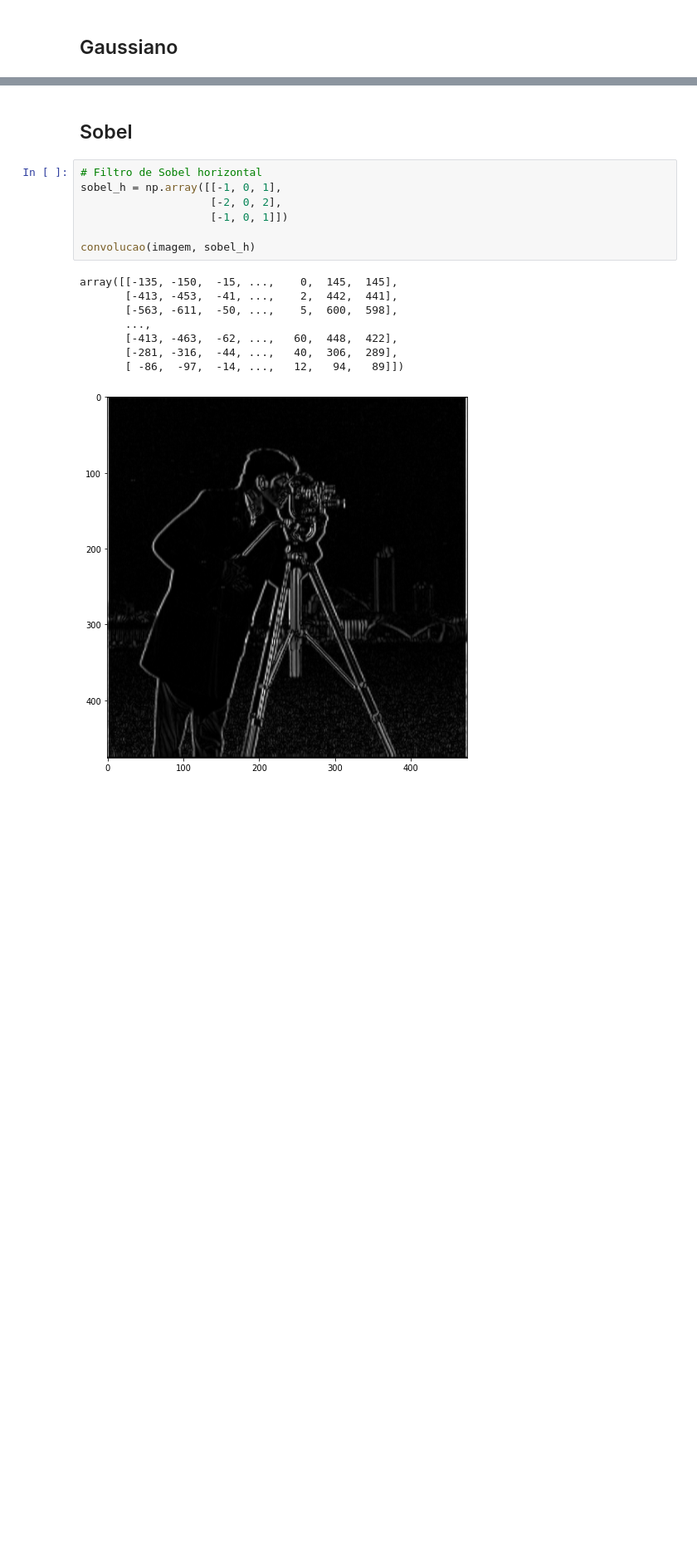
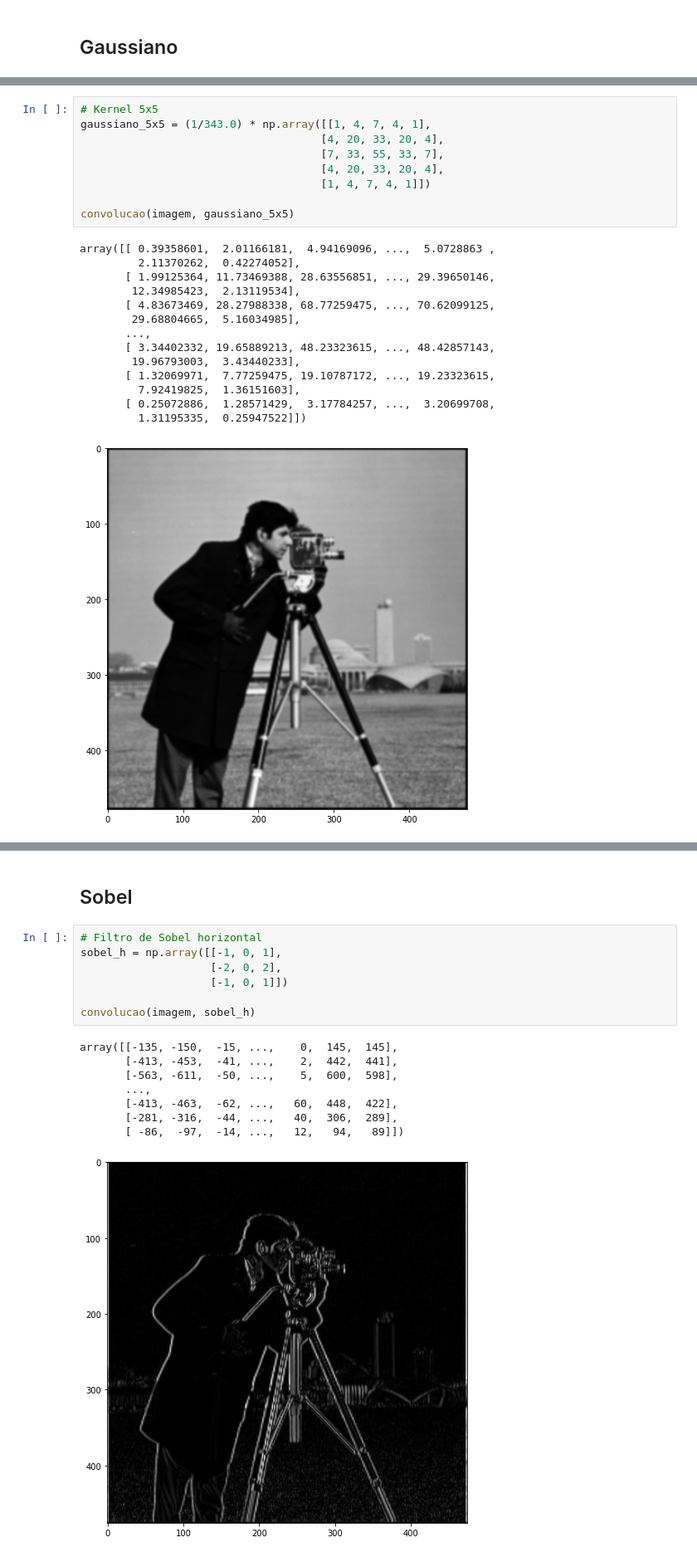
Before and after one commit to fernandaassi/Trabalho_C3, a Jupyter notebook: convolucao.ipynb, the cells around one changed output, grey strips where cells are left out. Shown at 83% size. Cells and saved outputs as stored; diff of their text form; blank space fills up the shorter version.

```diff
--- a/convolucao.ipynb
+++ b/convolucao.ipynb
@@ -75,0 +132,24 @@ array([[  8.4375,  26.25  ,  36.5625, ...,  36.25  ,  27.1875,   9.0625],
+# %%
+# Kernel 5x5
+gaussiano_5x5 = (1/343.0) * np.array([[1, 4, 7, 4, 1],
+                                     [4, 20, 33, 20, 4],
+                                     [7, 33, 55, 33, 7],
+                                     [4, 20, 33, 20, 4],
+                                     [1, 4, 7, 4, 1]])
+
+convolucao(imagem, gaussiano_5x5)
+# %% [output]
+array([[ 0.39358601,  2.01166181,  4.94169096, ...,  5.0728863 ,
+         2.11370262,  0.42274052],
+       [ 1.99125364, 11.73469388, 28.63556851, ..., 29.39650146,
+        12.34985423,  2.13119534],
+       [ 4.83673469, 28.27988338, 68.77259475, ..., 70.62099125,
+        29.68804665,  5.16034985],
+       ...,
+       [ 3.34402332, 19.65889213, 48.23323615, ..., 48.42857143,
+        19.96793003,  3.43440233],
+       [ 1.32069971,  7.77259475, 19.10787172, ..., 19.23323615,
+         7.92419825,  1.36151603],
+       [ 0.25072886,  1.28571429,  3.17784257, ...,  3.20699708,
+         1.31195335,  0.25947522]])
+[figure, added]
```
Also changed, not shown: parts of 8 cells of this notebook.
